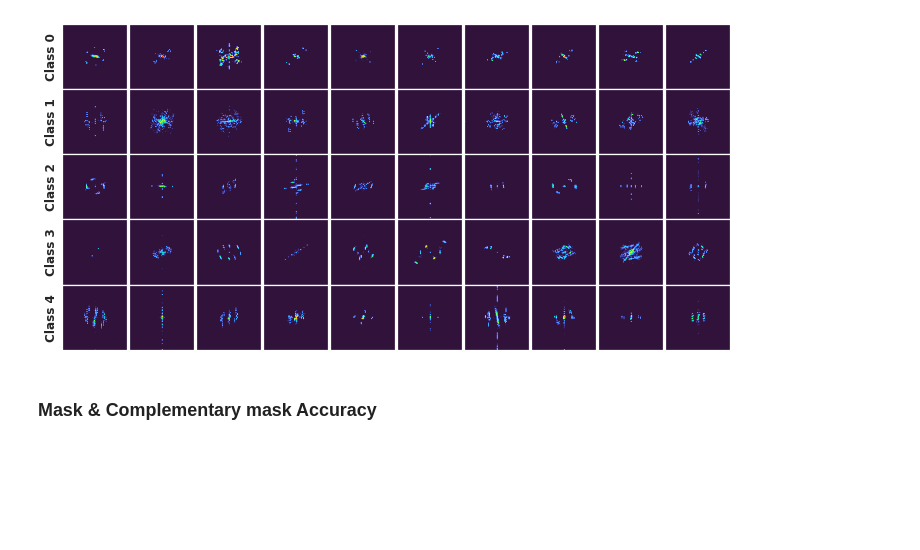
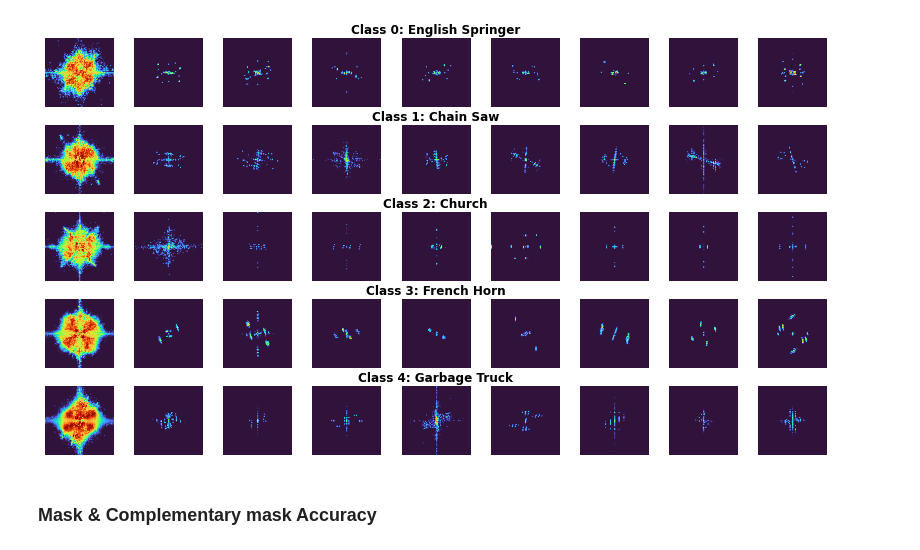
Before and after one commit to nkarantzas/FourierMasks, a Jupyter notebook: 2_SingleImgMaskFigs.ipynb, the cells around one changed output. Drawn from its saved outputs; the diff is of its cells as text; code cells hidden in the pictures; blank space fills up the shorter version.

```diff
--- a/2_SingleImgMaskFigs.ipynb
+++ b/2_SingleImgMaskFigs.ipynb
@@ -4,7 +8,7 @@ import numpy as np
 import torch
 from kornia.enhance import Denormalize
 from networks import Core
-from loaddata import MaskedImages
+from loaddata import MaskedImages, MaskedImagesAll
 from train_models import epoch_test
 from torch.utils.data import DataLoader
 from flags import args
@@ -14,7 +18,7 @@ import matplotlib.pyplot as plt
 from mpl_toolkits.axes_grid1 import make_axes_locatable
 
 import seaborn as sns
-sns.set_theme()
+# sns.set_theme()
 # %%
 def mask_img(mask, img):
     return denorm(torch.fft.ifft2(mask * torch.fft.fft2(img)).real)
@@ -34,0 +68,3 @@ dict_keys(['masks', 'adv_trained_masks', 'adv_attacked_masks', 'final_prediction
+# %%
+fig6data = MaskedImagesAll(single_img_data, single_img_masks)
+imgidx = [np.random.choice(torch.where(fig6data.single_img_data.predictions==i)[0]) for i in range(5)]
@@ -135,36 +126,67 @@ plt.show()
 # %%
+classnames = [
+    'English Springer',
+    'Chain Saw',
+    'Church',
+    'French Horn',
+    'Garbage Truck'
+]
+
 sample_idx = []
 for i in range(5):
     sample_idx.append(
         np.random.choice(
             np.where(single_img_data.predictions==i)[0],
-            size=10,
+            size=8,
             replace=False
         )
     )
 sample_idx = np.concatenate(sample_idx)
-fig, axs = plt.subplots(5, 10, figsize=(12, 6))
-axs = axs.ravel()
+
+fig, axs = plt.subplots(5, 9, figsize=(14, 8))
+axs1 = axs[:, 1:].ravel()
+axs2 = axs[:, 0]
+
 c = 0
-for i, (idx, ax) in enumerate(zip(sample_idx, axs)):
+for i, (idx, ax) in enumerate(zip(sample_idx, axs1)):
     im = ax.imshow(
         torch.fft.fftshift(single_img_masks.masks[idx].squeeze()),
         cmap=colormap
     )
-    if i%10==0:
-        ax.set_ylabel(f"Class {c}", weight='bold')
-        c += 1
-    ax.set_xticks([])
-    ax.set_yticks([])
-plt.subplots_adjust(wspace=0, hspace=0.0)
+    ax.axis('off')
+
+from glob import glob
+
+mask_paths = glob('trained_class_specific_masks/*.pt')
+
+for i, ax in enumerate(axs2):
+    mask = torch.load(mask_paths[i], map_location='cpu')
+    im = ax.imshow(
+        torch.fft.fftshift(mask),
+        cmap=colormap
+    )
+    ax.axis('off')
+
+for i in range(5):
+    axs[i, 4].text(
+        0.5, 1.12,
+        f'Class {i}: ' + classnames[i],
+        ha='center',
+        va='center',
+        weight='bold',
+        transform = axs[i, 4].transAxes,
+        fontsize=12
+    )
+
+plt.subplots_adjust(wspace=0.3, hspace=0.0)
 plt.savefig(
-    f'figs/{architecture}_sample_single_masks.png',
+    f'figs/{architecture}_sample_single_masks.jpg',
     dpi=300,
     bbox_inches='tight'
 )
 plt.show()
 # %% [output]
-[figure, old version]
+[figure, new version]
 # %% [markdown]
 ### Mask & Complementary mask Accuracy
 # %%
```
Also changed, not shown: parts of 12 cells of this notebook, 2 other files.
